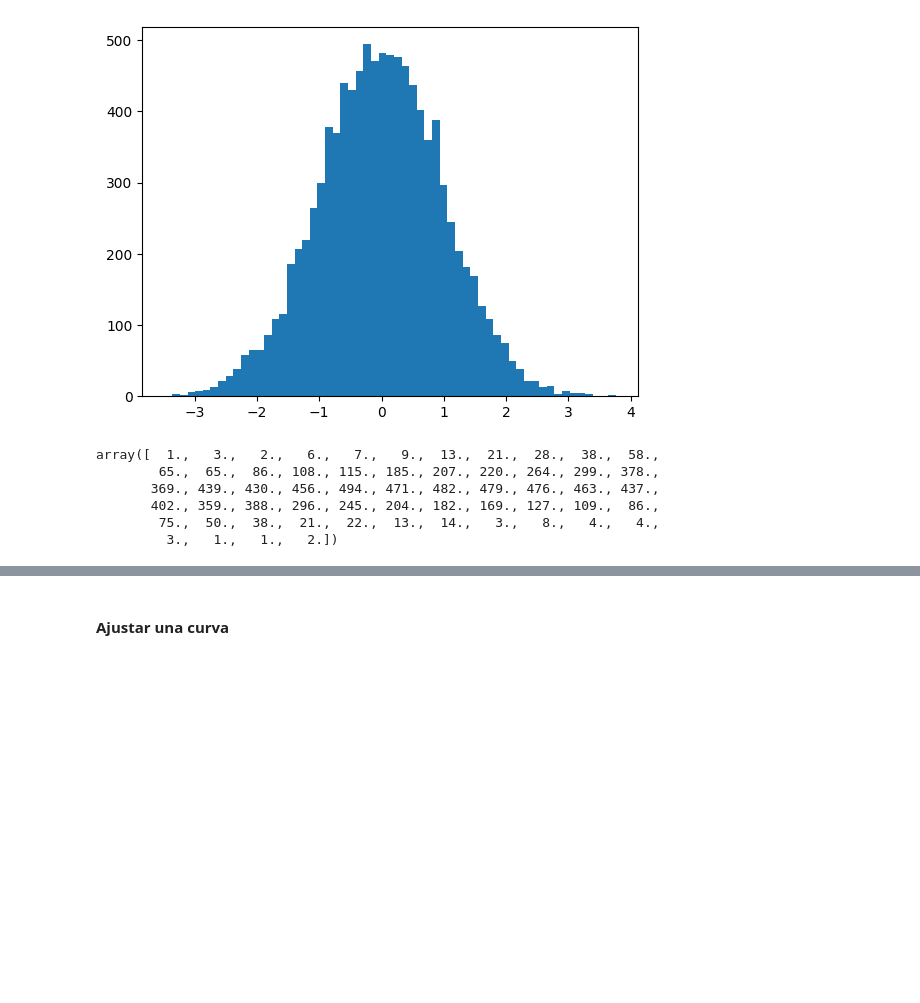
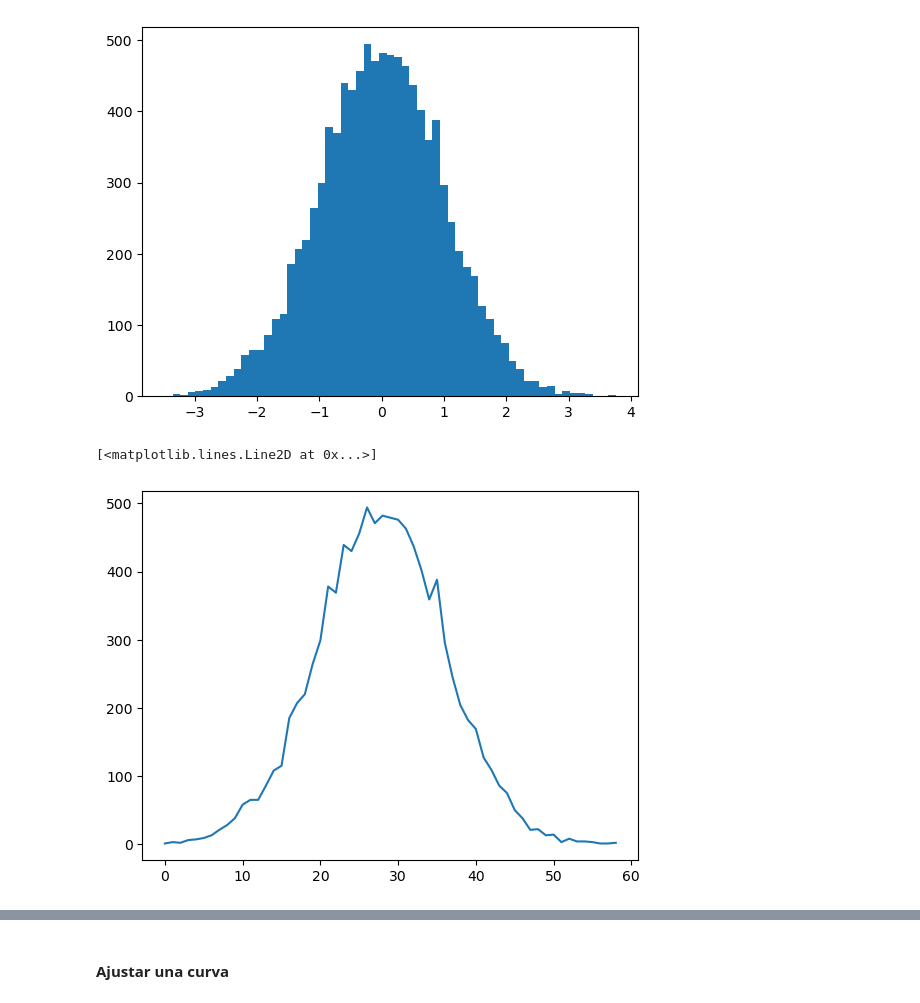
Before and after one commit to maumtzmon/ClasesPy, a Jupyter notebook: 21 - matplotlib/04_curve_fit_Histogram.ipynb, the cells around one changed output, grey strips where cells are left out. Saved outputs shown, nothing was run; the diff lists cells and outputs as text; code cells hidden in the pictures; blank space fills up the shorter version.

```diff
--- a/21 - matplotlib/04_curve_fit_Histogram.ipynb
+++ b/21 - matplotlib/04_curve_fit_Histogram.ipynb
@@ -77,12 +66,8 @@ histograma=plt.hist(yData, bins=bins)# #plt.hist genera los datos del histograma
 # %% [output]
 [figure]
 # %%
-histograma[0] #datos del histograma
+plt.plot(histograma[0]) #datos del histograma
 # %% [output]
-array([  1.,   3.,   2.,   6.,   7.,   9.,  13.,  21.,  28.,  38.,  58.,
-        65.,  65.,  86., 108., 115., 185., 207., 220., 264., 299., 378.,
-       369., 439., 430., 456., 494., 471., 482., 479., 476., 463., 437.,
-       402., 359., 388., 296., 245., 204., 182., 169., 127., 109.,  86.,
-        75.,  50.,  38.,  21.,  22.,  13.,  14.,   3.,   8.,   4.,   4.,
-         3.,   1.,   1.,   2.])
+[<matplotlib.lines.Line2D at 0x...>]
+[figure, added]
 # %%
```
Also changed, not shown: parts of 17 cells of this notebook, 41 other files.
